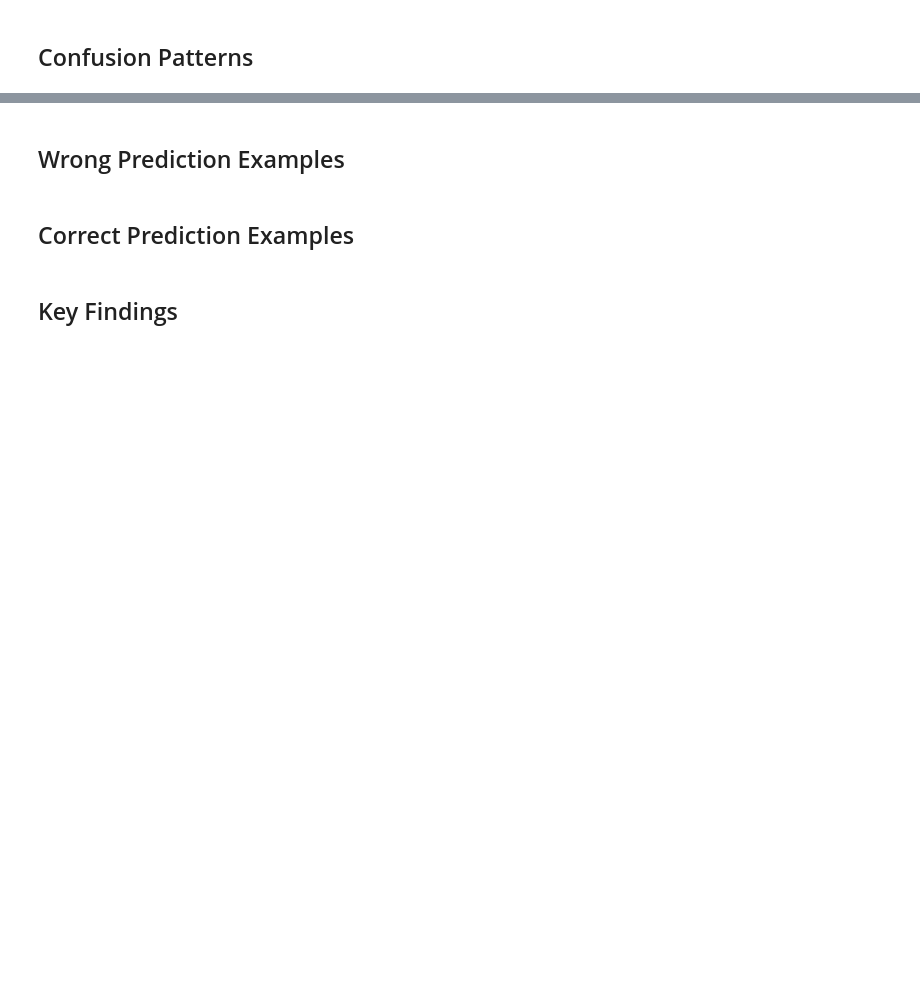
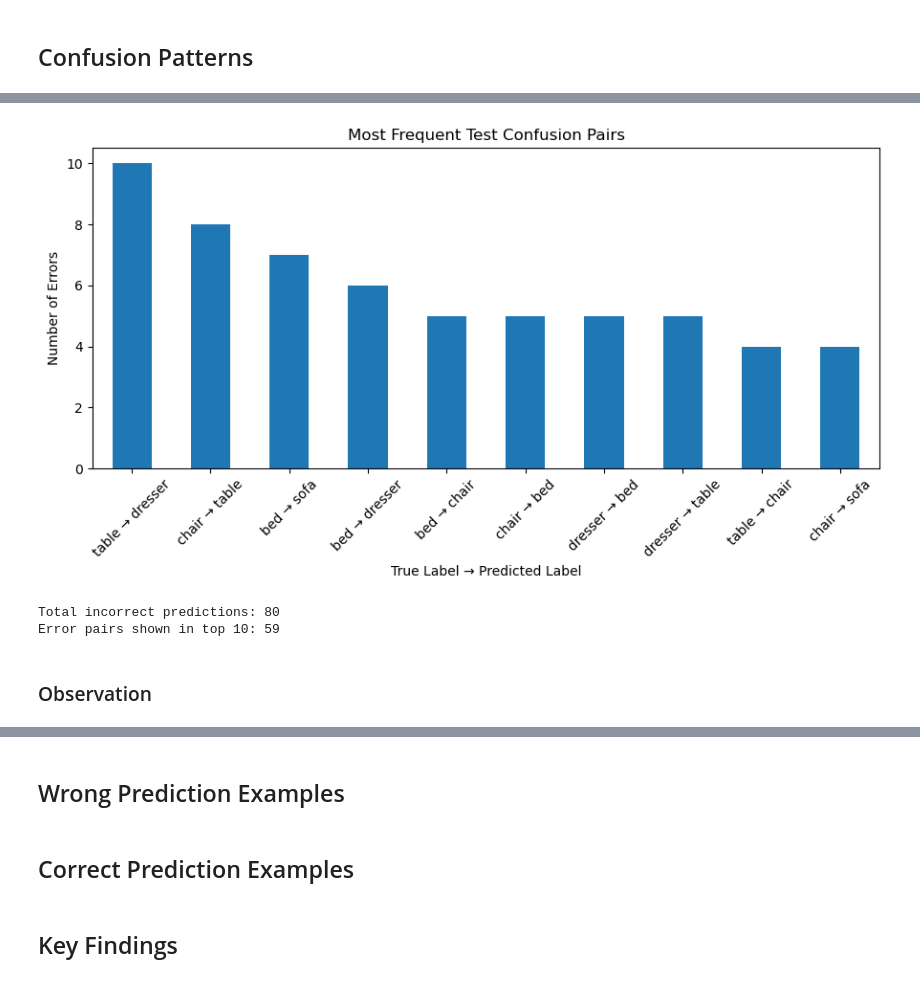
Before and after one commit to Vanya2307/Furniture-Sketch-Classifier, a Jupyter notebook: notebooks/05_analysis_results.ipynb, the cells around one changed output, grey strips where cells are left out. Cells and saved outputs as stored; diff of their text form; code cells hidden in the pictures; blank space fills up the shorter version.

Commit message:
Analyze classification results and confusion patterns

```diff
--- a/notebooks/05_analysis_results.ipynb
+++ b/notebooks/05_analysis_results.ipynb
@@ -118,0 +237,14 @@ There are **295 correct predictions** and **80 incorrect predictions**. These in
+# %%
+wrong_predictions_df = test_predictions_df[
+    test_predictions_df["correct"] == False
+].copy()
+
+confusion_pairs = (
+    wrong_predictions_df
+    .groupby(["true_label", "predicted_label"])
+    .size()
+    .reset_index(name="count")
+    .sort_values(by="count", ascending=False)
+)
+
+confusion_pairs.head(10)
@@ -118,0 +263,27 @@ There are **295 correct predictions** and **80 incorrect predictions**. These in
+# %%
+top_confusions = confusion_pairs.head(10).copy()
+top_confusions["pair"] = (
+    top_confusions["true_label"] + " → " + top_confusions["predicted_label"]
+)
+
+fig, ax = plt.subplots(figsize=(9, 5))
+
+top_confusions.set_index("pair")["count"].plot(kind="bar", ax=ax)
+
+ax.set_title("Most Frequent Test Confusion Pairs")
+ax.set_xlabel("True Label → Predicted Label")
+ax.set_ylabel("Number of Errors")
+ax.tick_params(axis="x", rotation=45)
+
+plt.tight_layout()
+plt.show()
+# %% [output]
+[figure, added]
+# %%
+print(f"Total incorrect predictions: {len(wrong_predictions_df)}")
+print(f"Error pairs shown in top 10: {top_confusions['count'].sum()}")
+# %% [output]
+Total incorrect predictions: 80
+Error pairs shown in top 10: 59
+# %% [markdown]
+### Observation
```
Also changed, not shown: parts of 18 cells of this notebook.
